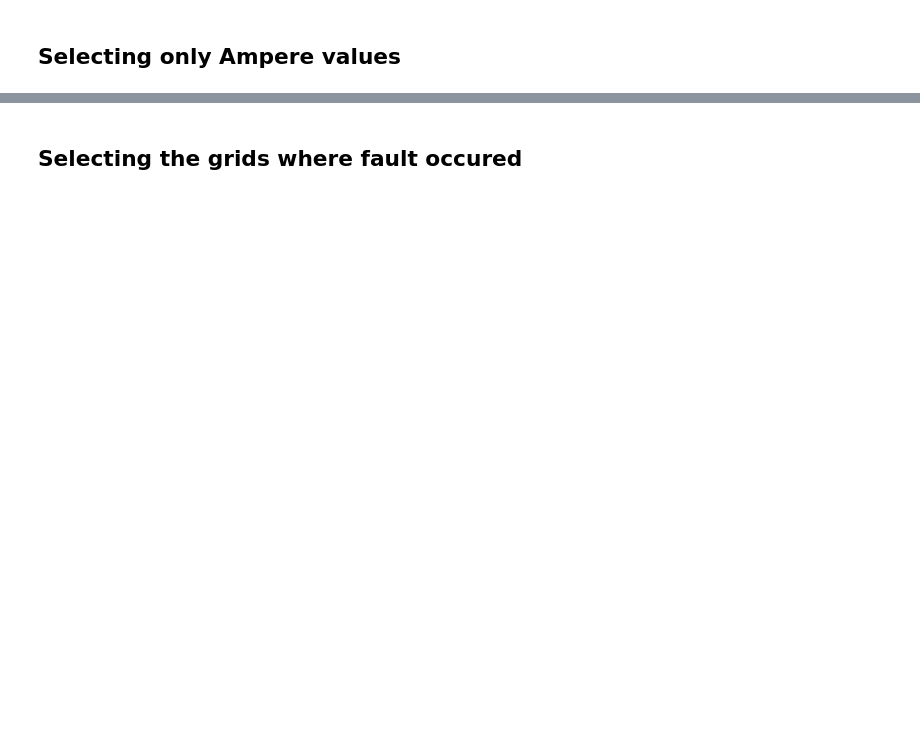
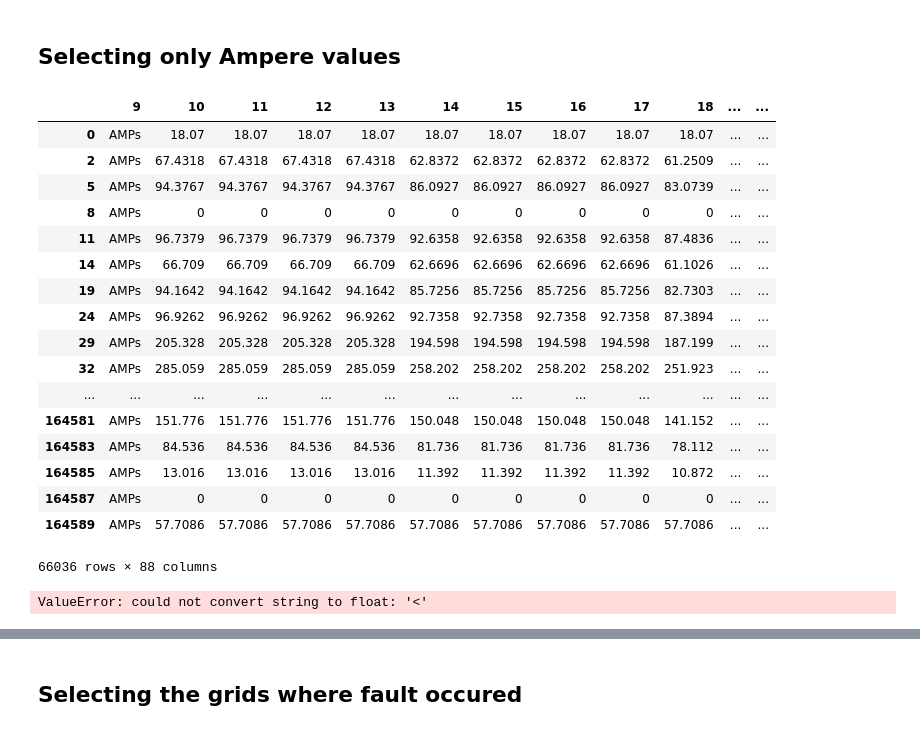
Before and after one commit to susano0/Electric-Fault-Prediction, a Jupyter notebook: Fault_pred.ipynb, the cells around one changed output, grey strips where cells are left out. Cells and saved outputs as stored; diff of their text form; code cells hidden in the pictures; blank space fills up the shorter version.

```diff
--- a/Fault_pred.ipynb
+++ b/Fault_pred.ipynb
@@ -123,9 +126,34 @@ all_data
 # %% [markdown]
 ## Selecting only Ampere values
+# %%
+all_data = all_data.iloc[:,:-5]
 # %%
 amp_data = all_data.loc[all_data[9]=='AMPs']
+# %%
+amp_data
+# %% [output]
+|  | 9 | 10 | 11 | 12 | 13 | 14 | 15 | 16 | 17 | 18 | ... | ... |
+| 0 | AMPs | 18.07 | 18.07 | 18.07 | 18.07 | 18.07 | 18.07 | 18.07 | 18.07 | 18.07 | ... | ... |
+| 2 | AMPs | 67.4318 | 67.4318 | 67.4318 | 67.4318 | 62.8372 | 62.8372 | 62.8372 | 62.8372 | 61.2509 | ... | ... |
+| 5 | AMPs | 94.3767 | 94.3767 | 94.3767 | 94.3767 | 86.0927 | 86.0927 | 86.0927 | 86.0927 | 83.0739 | ... | ... |
+| 8 | AMPs | 0 | 0 | 0 | 0 | 0 | 0 | 0 | 0 | 0 | ... | ... |
+| 11 | AMPs | 96.7379 | 96.7379 | 96.7379 | 96.7379 | 92.6358 | 92.6358 | 92.6358 | 92.6358 | 87.4836 | ... | ... |
+| 14 | AMPs | 66.709 | 66.709 | 66.709 | 66.709 | 62.6696 | 62.6696 | 62.6696 | 62.6696 | 61.1026 | ... | ... |
+| 19 | AMPs | 94.1642 | 94.1642 | 94.1642 | 94.1642 | 85.7256 | 85.7256 | 85.7256 | 85.7256 | 82.7303 | ... | ... |
+| 24 | AMPs | 96.9262 | 96.9262 | 96.9262 | 96.9262 | 92.7358 | 92.7358 | 92.7358 | 92.7358 | 87.3894 | ... | ... |
+| 29 | AMPs | 205.328 | 205.328 | 205.328 | 205.328 | 194.598 | 194.598 | 194.598 | 194.598 | 187.199 | ... | ... |
+| 32 | AMPs | 285.059 | 285.059 | 285.059 | 285.059 | 258.202 | 258.202 | 258.202 | 258.202 | 251.923 | ... | ... |
+| ... | ... | ... | ... | ... | ... | ... | ... | ... | ... | ... | ... | ... |
+| 164581 | AMPs | 151.776 | 151.776 | 151.776 | 151.776 | 150.048 | 150.048 | 150.048 | 150.048 | 141.152 | ... | ... |
+| 164583 | AMPs | 84.536 | 84.536 | 84.536 | 84.536 | 81.736 | 81.736 | 81.736 | 81.736 | 78.112 | ... | ... |
+| 164585 | AMPs | 13.016 | 13.016 | 13.016 | 13.016 | 11.392 | 11.392 | 11.392 | 11.392 | 10.872 | ... | ... |
+| 164587 | AMPs | 0 | 0 | 0 | 0 | 0 | 0 | 0 | 0 | 0 | ... | ... |
+| 164589 | AMPs | 57.7086 | 57.7086 | 57.7086 | 57.7086 | 57.7086 | 57.7086 | 57.7086 | 57.7086 | 57.7086 | ... | ... |
+66036 rows × 88 columns
 # %%
-amp_data = amp_data.loc[(amp_data[106] >= 1)]
+amp_data = amp_data.loc[(amp_data[96].astype(float) >= 1)]
+# %% [output]
+ValueError: could not convert string to float: '<'
 # %%
 amp_data = amp_data.drop(amp_data.columns[[0,-1]], axis=1)
 
```
Also changed, not shown: parts of 27 cells of this notebook, 1 other file.
